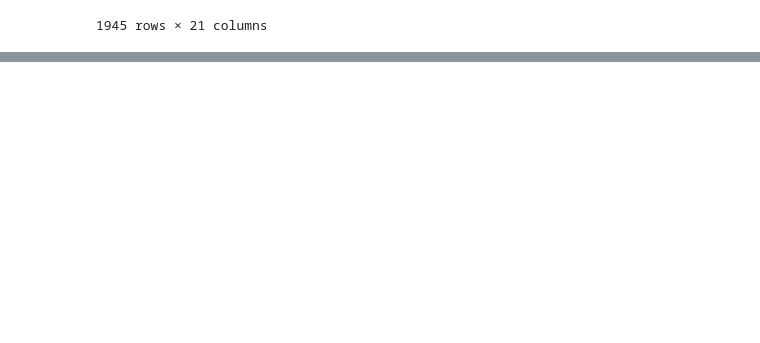
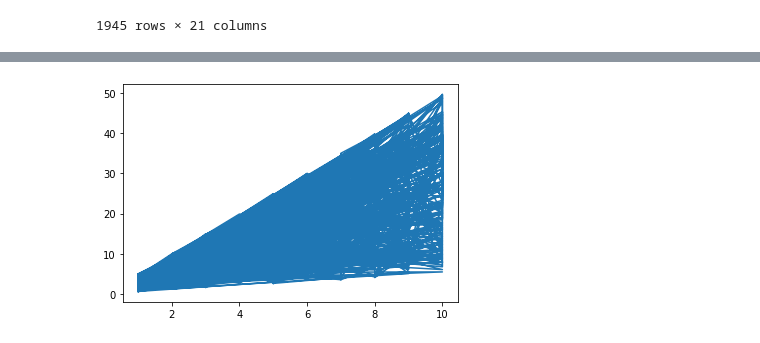
Before and after one commit to NoelPaulMailakkal/Business-Analytics-with-Python, a Jupyter notebook: Untitled5.ipynb, the cells around one changed output, grey strips where cells are left out. Saved outputs shown, nothing was run; the diff lists cells and outputs as text; code cells hidden in the pictures; blank space fills up the shorter version.

```diff
--- a/Untitled5.ipynb
+++ b/Untitled5.ipynb
@@ -169,0 +172,2 @@ df.loc[df["Ship Mode"]=="Second Class"]
+# %%
+df=pd.read_csv("Supermarket_sales.csv")
@@ -169,0 +273,7 @@ df.loc[df["Ship Mode"]=="Second Class"]
+# %%
+x=df["Quantity"]
+y=df["Tax"]
+plt.plot(x,y)
+plt.show()
+# %% [output]
+[figure, added]
```
Also changed, not shown: parts of 10 cells of this notebook.
